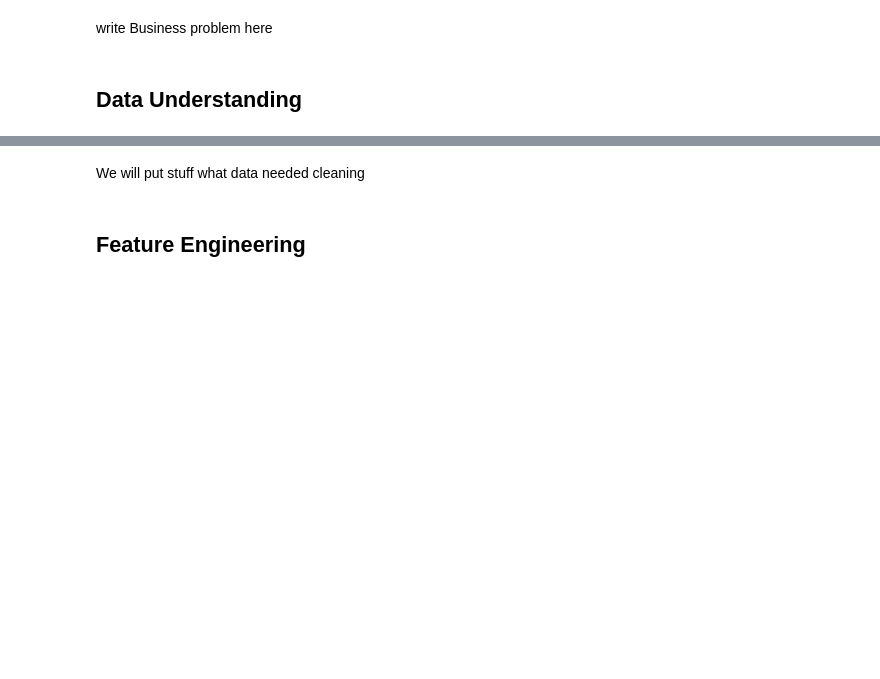
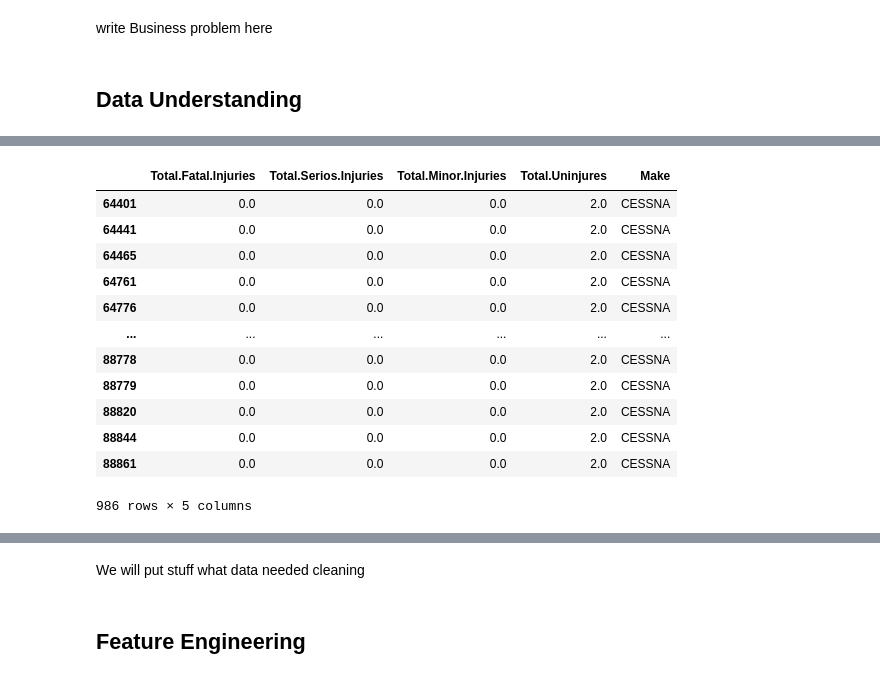
Before and after one commit to mcumiskey/Aviation-Risk-Analysis, a Jupyter notebook: aviation_base_analysis.ipynb, the cells around one changed output, grey strips where cells are left out. Drawn from its saved outputs; the diff is of its cells as text; code cells hidden in the pictures; blank space fills up the shorter version.

```diff
--- a/aviation_base_analysis.ipynb
+++ b/aviation_base_analysis.ipynb
@@ -24,0 +143,10 @@ write Business problem here
+# %%
+injuries_df = pd.DataFrame() #makes an empty dataframe
+injuries_df['Total.Fatal.Injuries'] = df['Total.Fatal.Injuries']
+injuries_df['Total.Serios.Injuries'] = df['Total.Serious.Injuries']
+injuries_df['Total.Minor.Injuries'] = df['Total.Minor.Injuries']
+injuries_df['Total.Uninjures'] = df['Total.Uninjured']
+injuries_df['Make'] = df['Make']
+injuries_df.describe()
+
+injuries_df.value_counts()
@@ -24,0 +167,16 @@ write Business problem here
+# %%
+injuries_df.loc[(injuries_df['Make'] == 'CESSNA') & (injuries_df['Total.Uninjures'] == 2.0)]
+# %% [output]
+|  | Total.Fatal.Injuries | Total.Serios.Injuries | Total.Minor.Injuries | Total.Uninjures | Make |
+| 64401 | 0.0 | 0.0 | 0.0 | 2.0 | CESSNA |
+| 64441 | 0.0 | 0.0 | 0.0 | 2.0 | CESSNA |
+| 64465 | 0.0 | 0.0 | 0.0 | 2.0 | CESSNA |
+| 64761 | 0.0 | 0.0 | 0.0 | 2.0 | CESSNA |
+| 64776 | 0.0 | 0.0 | 0.0 | 2.0 | CESSNA |
+| ... | ... | ... | ... | ... | ... |
+| 88778 | 0.0 | 0.0 | 0.0 | 2.0 | CESSNA |
+| 88779 | 0.0 | 0.0 | 0.0 | 2.0 | CESSNA |
+| 88820 | 0.0 | 0.0 | 0.0 | 2.0 | CESSNA |
+| 88844 | 0.0 | 0.0 | 0.0 | 2.0 | CESSNA |
+| 88861 | 0.0 | 0.0 | 0.0 | 2.0 | CESSNA |
+986 rows × 5 columns
```
Also changed, not shown: parts of 16 cells of this notebook, 1 other file.
